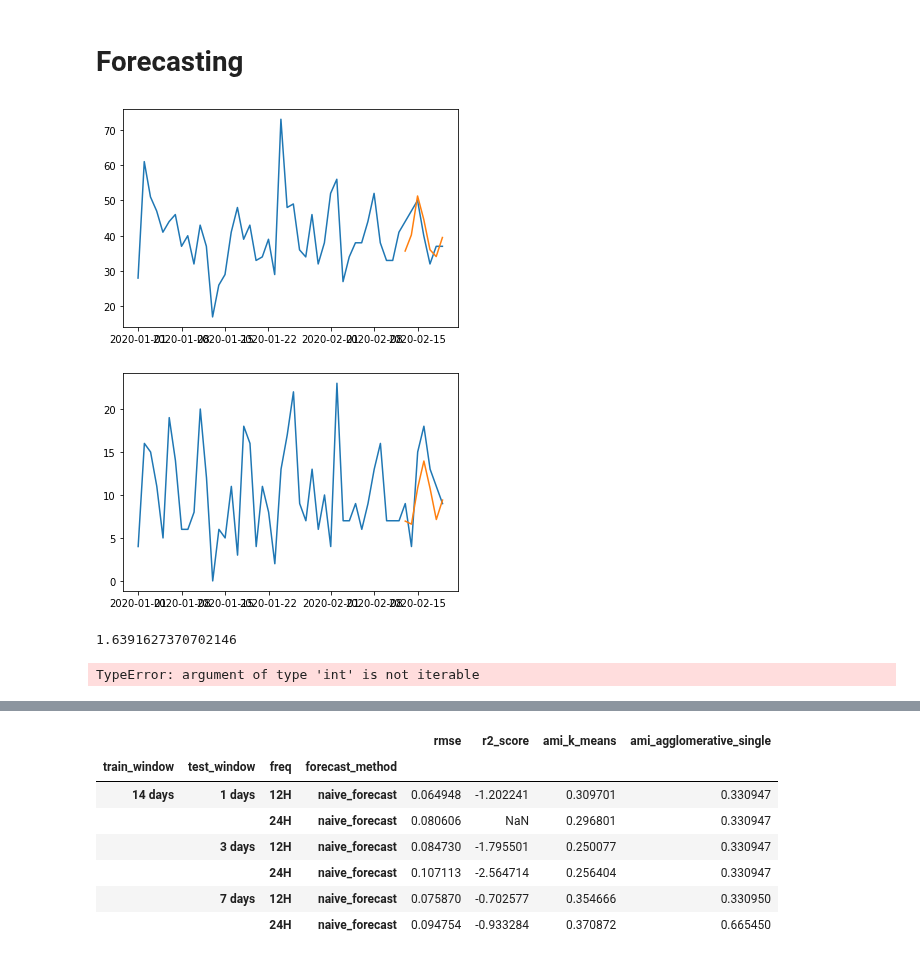
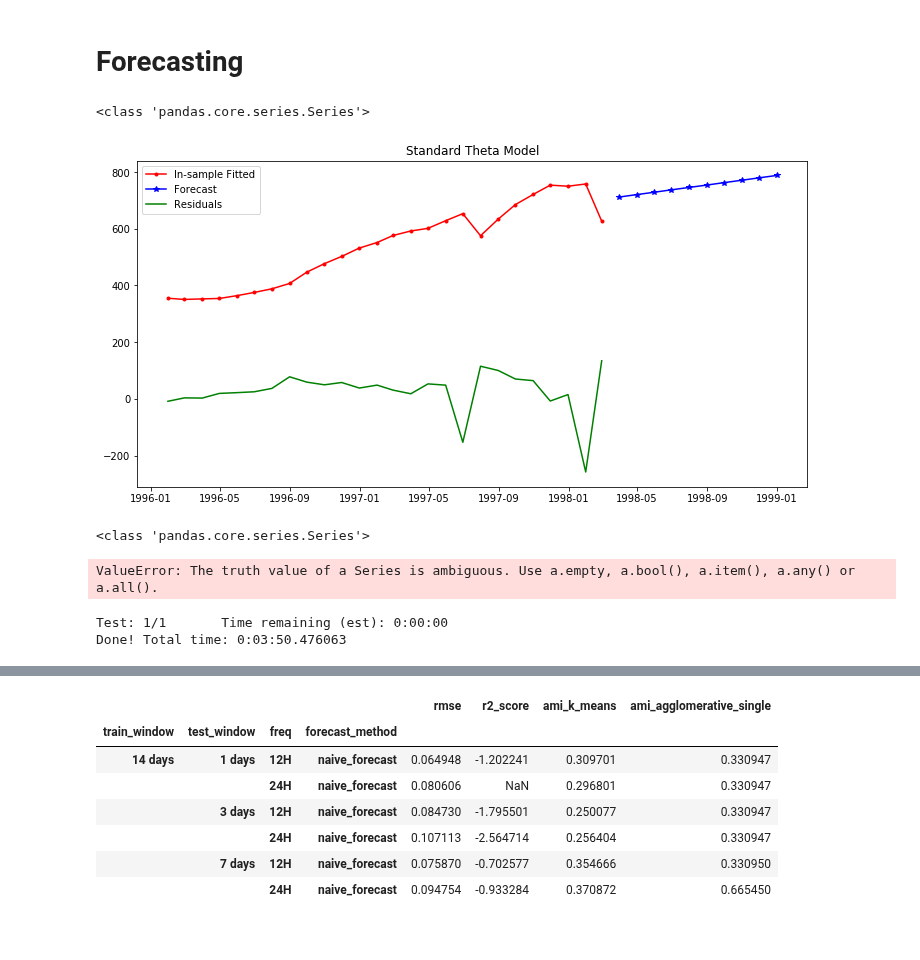
Before and after one commit to dejohansson/veritas, a Jupyter notebook: Veritas.ipynb, the cells around one changed output, grey strips where cells are left out. Saved outputs shown, nothing was run; the diff lists cells and outputs as text; code cells hidden in the pictures.

Commit message:
Theta model

```diff
--- a/Veritas.ipynb
+++ b/Veritas.ipynb
@@ -832,27 +839,57 @@ def var(train, n_steps):
     var_forecast = model_fit.forecast(model_fit.y, steps=n_steps)
     pred.update(pd.DataFrame(var_forecast, columns=other_cols, index=pred.index))
     return pred
+# %%
+from theta_model import sesThetaF
+val = [346.6565,  354.4733,  355.663 ,  373.6322,  386.2713,
+  400.5881, 425.3325,  485.1494,  506.0482,  526.792 ,
+  560.2689,  570.211, 600.12, 607.23, 610.23,
+  654.27, 676.89, 500.24, 690.56, 734.23,
+  755.23, 785.23, 746.217, 765.23, 500.23, 761.25]
+
+index= pd.date_range(start='01-01-1996', end='02-28-1998', freq='M')
+data = pd.Series(val, index)
+print(type(data))
+model = sesThetaF(data, s_period = 10)
+
+mean = model['mean']
+
+fitted =  model['fitted']
+
+residuals = model['residuals']
+
+plt.figure(figsize = (12,6))
+
+plt.plot(fitted, marker = '.', color = 'red', label = 'In-sample Fitted')
+plt.plot(mean, marker = '*', color = 'blue', label = 'Forecast')
+plt.plot(residuals, marker = '', color = 'green', label = 'Residuals')
+plt.title('Standard Theta Model')
+plt.legend()
+plt.show()
+# %% [output]
+<class 'pandas.core.series.Series'>
+[figure, added]
 # %%
 from sklearn.metrics import mean_squared_error
 for _, device in grp:
-    device = device.reset_index(level = ["store_id", "device_id"], drop=True)
+    device = device.reset_index(level = ["store_id", "device_id"], drop=True)["num_orders"].asfreq("D")
+    print(type(device.asfreq("D")))
+    model = sesThetaF(device, 11)
+    # train = device.iloc[:-7]
+    # test = device.iloc[-7:]
+    # pred = theta(train, 7).set_index(test.index)
+    # plt.plot(device["num_orders"].reset_index(level = ["store_id", "device_id"], drop=True))
+    # plt.plot(pred["num_orders"].reset_index(level = ["store_id", "device_id"], drop=True))
+    # plt.show()
+    # plt.plot(device["product_256"].reset_index(level = ["store_id", "device_id"], drop=True))
+    # plt.plot(pred["product_256"])
+    # plt.show()
 
-    train = device.iloc[:-7]
-    test = device.iloc[-7:]
-    pred = var(train, 7).set_index(test.index)
-    plt.plot(device["num_orders"])
-    plt.plot(pred["num_orders"])
-    plt.show()
-    plt.plot(device["product_256"])
-    plt.plot(pred["product_256"])
-    plt.show()
-
-    print(mean_squared_error(test, pred, squared=False, multioutput="uniform_average"))
+    # print(mean_squared_error(test, pred, squared=False, multioutput="uniform_average"))
     break
 # %% [output]
-[figure, removed]
-[figure, removed]
-1.6391627370702146
+<class 'pandas.core.series.Series'>
+ValueError: The truth value of a Series is ambiguous. Use a.empty, a.bool(), a.item(), a.any() or a.all().
 # %%
 from sklearn.metrics.cluster import adjusted_mutual_info_score
 from sklearn.metrics import mean_squared_error, r2_score
@@ -930,15 +968,16 @@ TEST_NAME = "naive-var_train-2-W_test-1-14-D_freq-12-24-H"
 TEST_RES_PATH = "./test_results/forecast/" + TEST_NAME + ".csv"
 # %%
 import itertools
-INTERVALS = itertools.product([pd.Timedelta(n, unit="W") for n in [2]], [pd.Timedelta(n, unit="D") for n in [1, 3, 7, 14]])
+INTERVALS = itertools.product([pd.Timedelta(n, unit="W") for n in [2]], [pd.Timedelta(n, unit="D") for n in [1]])#, 3, 7, 14]])
 FREQ_UNIT = "H"
-FREQS = [str(n)+FREQ_UNIT for n in [12, 24]]
-F_METHODS = [naive_forecast, var]
+FREQS = [str(n)+FREQ_UNIT for n in [24]]
+F_METHODS = [var]
 C_METHODS = [k_means, agglomerative_single]
 
 TEST_DF = pd.DataFrame(forecast_test(TSF, INTERVALS, FREQS, F_METHODS, C_METHODS, verbose=True))
 # %% [output]
-TypeError: argument of type 'int' is not iterable
+Test: 1/1       Time remaining (est): 0:00:00
+Done! Total time: 0:03:50.476063
 # %%
 TEST_DF.set_index(["train_window", "test_window", "freq", "forecast_method"], inplace=True)
 TEST_DF
```
Also changed, not shown: parts of 5 cells of this notebook, 1 other file.
